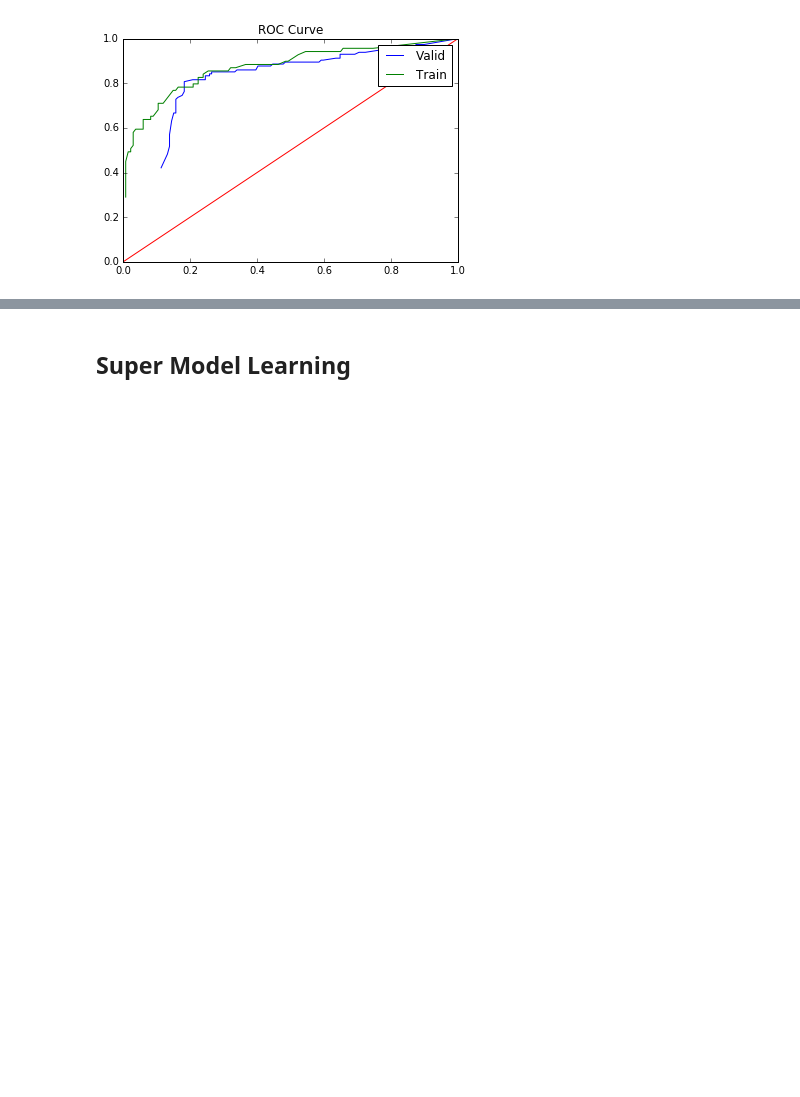
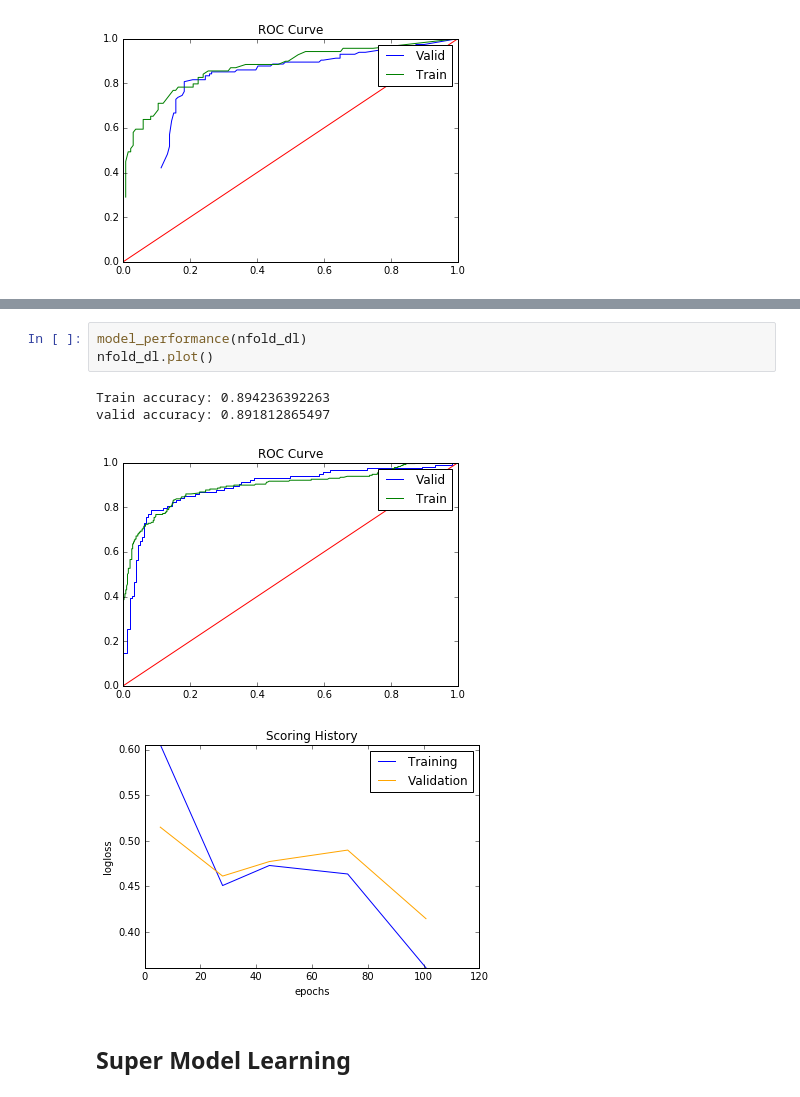
Before and after one commit to hamzafar/titanic_competition, a Jupyter notebook: Visualize the effect of Ensemble Model..ipynb, the cells around one changed output, grey strips where cells are left out. Drawn from its saved outputs; the diff is of its cells as text; blank space fills up the shorter version.

```diff
--- a/Visualize the effect of Ensemble Model..ipynb
+++ b/Visualize the effect of Ensemble Model..ipynb
@@ -176,3 +250,11 @@ valid accuracy: 0.808865717754
+# %%
+model_performance(nfold_dl)
+nfold_dl.plot()
+# %% [output]
+Train accuracy: 0.894236392263
+valid accuracy: 0.891812865497
+[figure, added]
+[figure, added]
 # %% [markdown]
 ## Super Model Learning
 # %%
```
Also changed, not shown: parts of 16 cells of this notebook.
